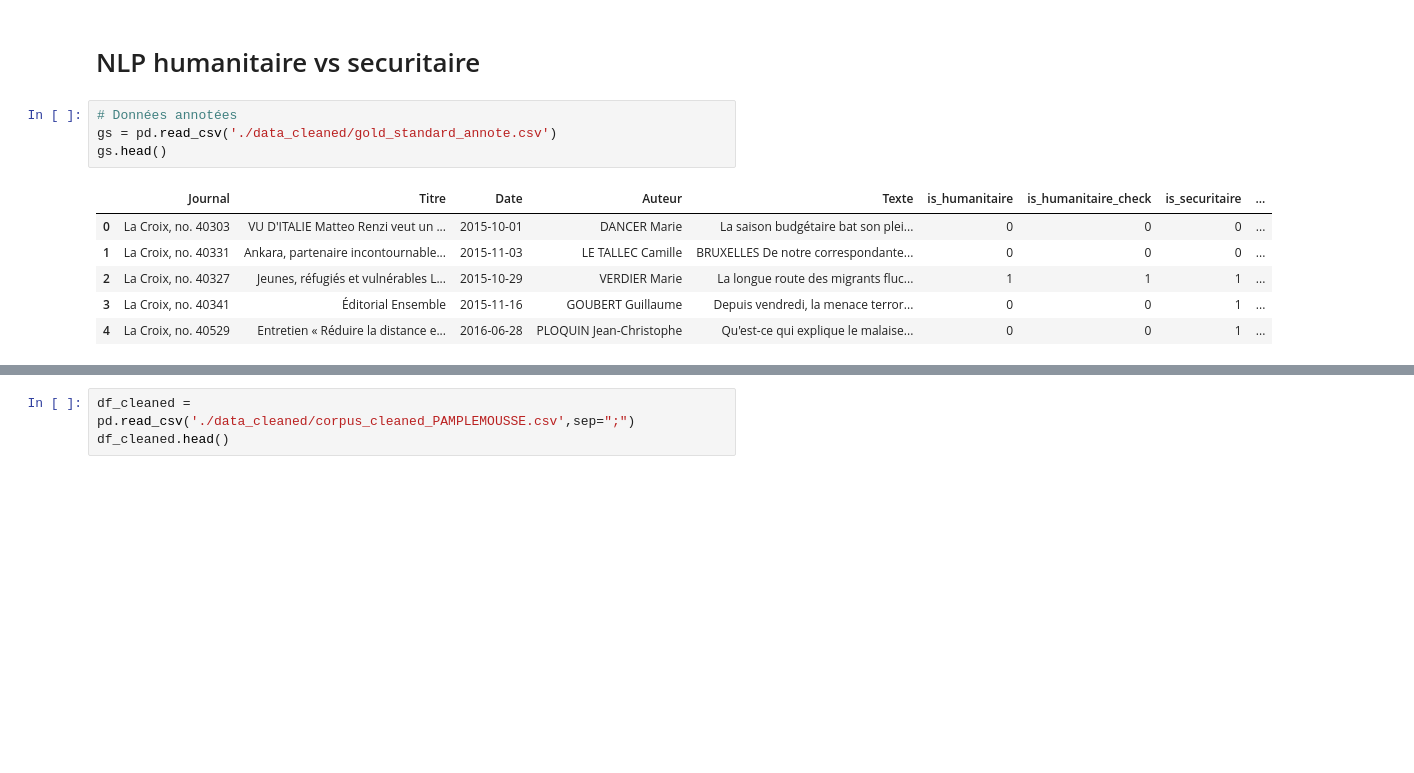
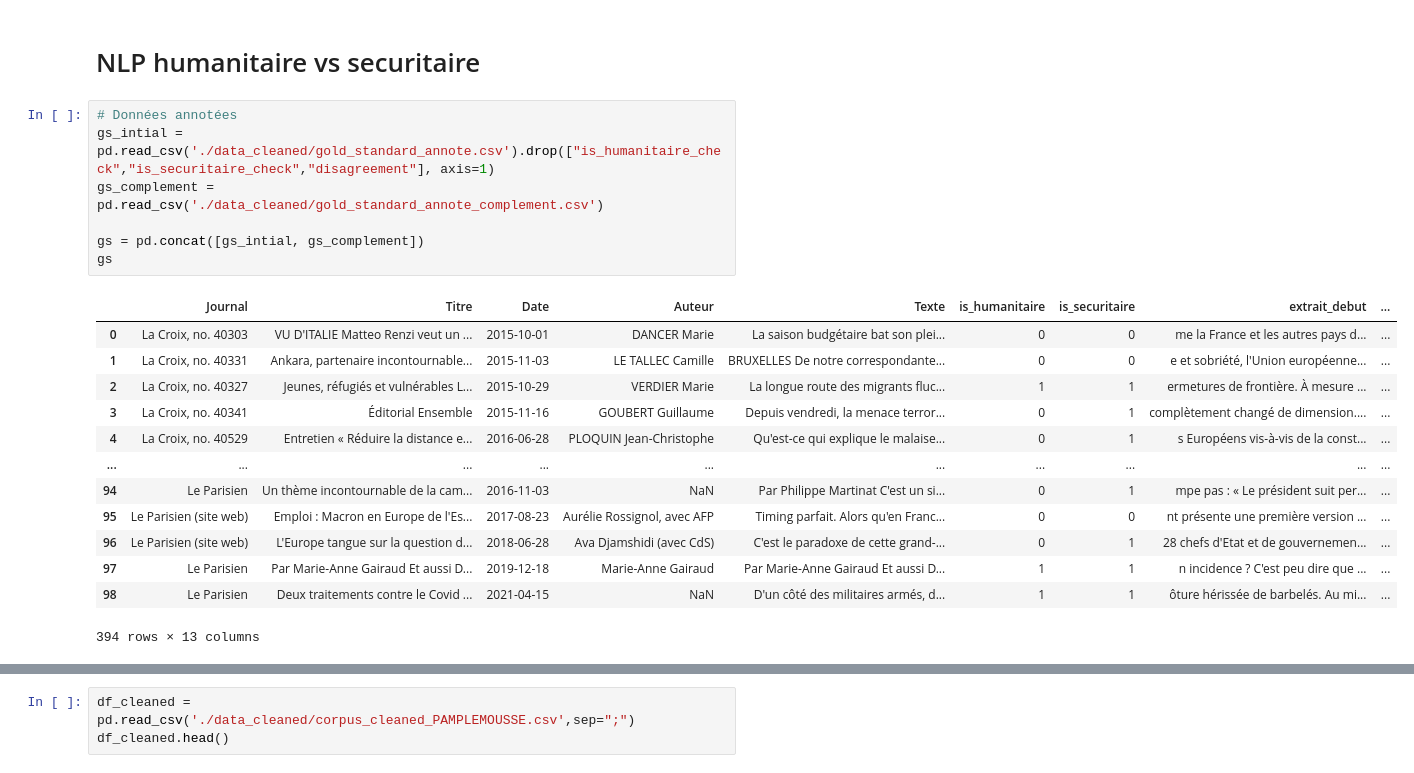
Before and after one commit to cmllbll/Projet_DSSS_2023, a Jupyter notebook: Humanitaire-securitaire.ipynb, the cells around one changed output, grey strips where cells are left out. Cells and saved outputs as stored; diff of their text form; blank space fills up the shorter version.

```diff
--- a/Humanitaire-securitaire.ipynb
+++ b/Humanitaire-securitaire.ipynb
@@ -579,15 +589,25 @@ gold_standard_df_filtered.to_csv('data_cleaned/gold_standard_complement.csv', in
 # NLP humanitaire vs securitaire
 # %%
 # Données annotées
-gs = pd.read_csv('./data_cleaned/gold_standard_annote.csv')
-gs.head()
+gs_intial = pd.read_csv('./data_cleaned/gold_standard_annote.csv').drop(["is_humanitaire_check","is_securitaire_check","disagreement"], axis=1)
+gs_complement = pd.read_csv('./data_cleaned/gold_standard_annote_complement.csv')
+
+gs = pd.concat([gs_intial, gs_complement])
+gs
 # %% [output]
-|  | Journal | Titre | Date | Auteur | Texte | is_humanitaire | is_humanitaire_check | is_securitaire | ... |
-| 0 | La Croix, no. 40303 | VU D'ITALIE Matteo Renzi veut un ... | 2015-10-01 | DANCER Marie | La saison budgétaire bat son plei... | 0 | 0 | 0 | ... |
-| 1 | La Croix, no. 40331 | Ankara, partenaire incontournable... | 2015-11-03 | LE TALLEC Camille | BRUXELLES De notre correspondante... | 0 | 0 | 0 | ... |
-| 2 | La Croix, no. 40327 | Jeunes, réfugiés et vulnérables L... | 2015-10-29 | VERDIER Marie | La longue route des migrants fluc... | 1 | 1 | 1 | ... |
-| 3 | La Croix, no. 40341 | Éditorial Ensemble | 2015-11-16 | GOUBERT Guillaume | Depuis vendredi, la menace terror... | 0 | 0 | 1 | ... |
-| 4 | La Croix, no. 40529 | Entretien « Réduire la distance e... | 2016-06-28 | PLOQUIN Jean-Christophe | Qu'est-ce qui explique le malaise... | 0 | 0 | 1 | ... |
+|  | Journal | Titre | Date | Auteur | Texte | is_humanitaire | is_securitaire | extrait_debut | ... |
+| 0 | La Croix, no. 40303 | VU D'ITALIE Matteo Renzi veut un ... | 2015-10-01 | DANCER Marie | La saison budgétaire bat son plei... | 0 | 0 | me la France et les autres pays d... | ... |
+| 1 | La Croix, no. 40331 | Ankara, partenaire incontournable... | 2015-11-03 | LE TALLEC Camille | BRUXELLES De notre correspondante... | 0 | 0 | e et sobriété, l'Union européenne... | ... |
+| 2 | La Croix, no. 40327 | Jeunes, réfugiés et vulnérables L... | 2015-10-29 | VERDIER Marie | La longue route des migrants fluc... | 1 | 1 | ermetures de frontière. À mesure ... | ... |
+| 3 | La Croix, no. 40341 | Éditorial Ensemble | 2015-11-16 | GOUBERT Guillaume | Depuis vendredi, la menace terror... | 0 | 1 | complètement changé de dimension.... | ... |
+| 4 | La Croix, no. 40529 | Entretien « Réduire la distance e... | 2016-06-28 | PLOQUIN Jean-Christophe | Qu'est-ce qui explique le malaise... | 0 | 1 | s Européens vis-à-vis de la const... | ... |
+| ... | ... | ... | ... | ... | ... | ... | ... | ... | ... |
+| 94 | Le Parisien | Un thème incontournable de la cam... | 2016-11-03 | NaN | Par Philippe Martinat C'est un si... | 0 | 1 | mpe pas : « Le président suit per... | ... |
+| 95 | Le Parisien (site web) | Emploi : Macron en Europe de l'Es... | 2017-08-23 | Aurélie Rossignol, avec AFP | Timing parfait. Alors qu'en Franc... | 0 | 0 | nt présente une première version ... | ... |
+| 96 | Le Parisien (site web) | L'Europe tangue sur la question d... | 2018-06-28 | Ava Djamshidi (avec CdS) | C'est le paradoxe de cette grand-... | 0 | 1 | 28 chefs d'Etat et de gouvernemen... | ... |
+| 97 | Le Parisien | Par Marie-Anne Gairaud Et aussi D... | 2019-12-18 | Marie-Anne Gairaud | Par Marie-Anne Gairaud Et aussi D... | 1 | 1 | n incidence ? C'est peu dire que ... | ... |
+| 98 | Le Parisien | Deux traitements contre le Covid ... | 2021-04-15 | NaN | D'un côté des militaires armés, d... | 1 | 1 | ôture hérissée de barbelés. Au mi... | ... |
+394 rows × 13 columns
 # %%
 display(gs[["CJournal","is_humanitaire","is_securitaire"]].groupby(["is_humanitaire","is_securitaire"]).count())
 
```
Also changed, not shown: parts of 15 cells of this notebook, 1 other file.
